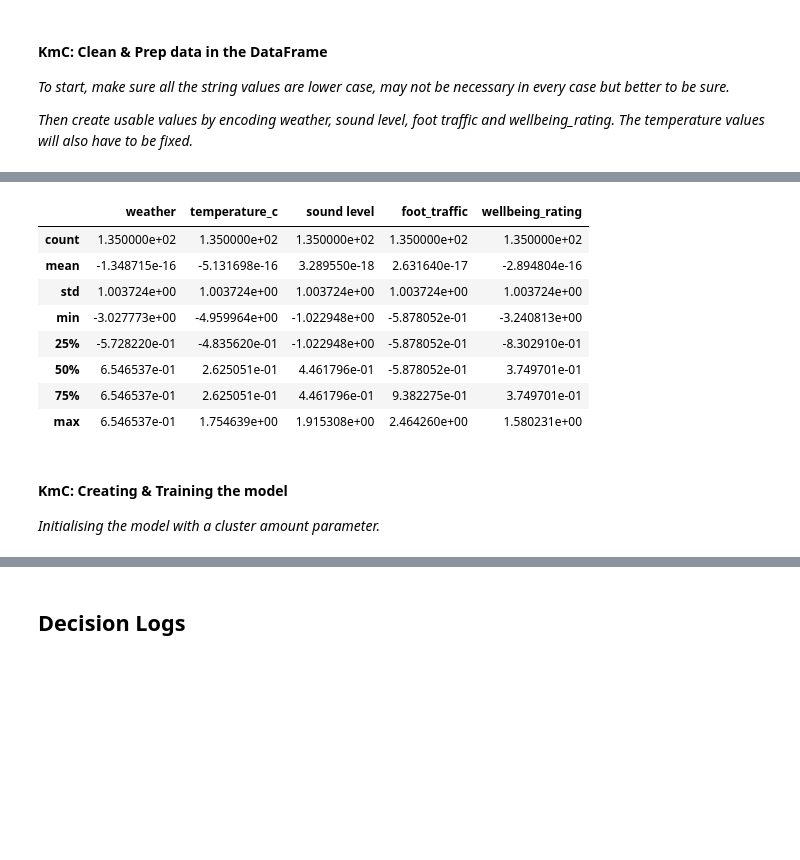
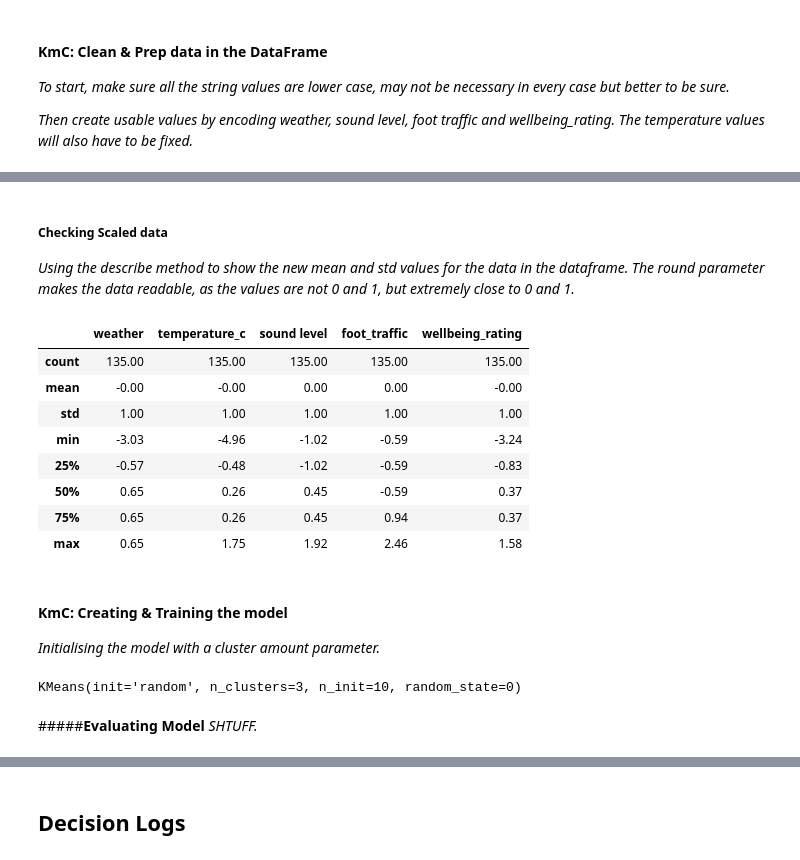
Before and after one commit to Paul-Daly366/MachineLearning_Project_Colab, a Jupyter notebook: MachineLearningProj.ipynb, the cells around one changed output, grey strips where cells are left out. Cells and saved outputs as stored; diff of their text form; code cells hidden in the pictures; blank space fills up the shorter version.

Commit message:
KMeans Finished, working on metrics and analysis

```diff
--- a/MachineLearningProj.ipynb
+++ b/MachineLearningProj.ipynb
@@ -514,18 +517,21 @@ df_cluster_scaled = pd.DataFrame(
     scaled_features,
     columns=df_clustering.columns
 )
+# %% [markdown]
+##### **Checking Scaled data**
+*Using the describe method to show the new mean and std values for the data in the dataframe. The round parameter makes the data readable, as the values are not 0 and 1, but extremely close to 0 and 1.*
 # %%
-df_cluster_scaled.describe()
+df_cluster_scaled.describe().round(2)
 # %% [output]
 |  | weather | temperature_c | sound level | foot_traffic | wellbeing_rating |
-| count | 1.350000e+02 | 1.350000e+02 | 1.350000e+02 | 1.350000e+02 | 1.350000e+02 |
-| mean | -1.348715e-16 | -5.131698e-16 | 3.289550e-18 | 2.631640e-17 | -2.894804e-16 |
-| std | 1.003724e+00 | 1.003724e+00 | 1.003724e+00 | 1.003724e+00 | 1.003724e+00 |
-| min | -3.027773e+00 | -4.959964e+00 | -1.022948e+00 | -5.878052e-01 | -3.240813e+00 |
-| 25% | -5.728220e-01 | -4.835620e-01 | -1.022948e+00 | -5.878052e-01 | -8.302910e-01 |
-| 50% | 6.546537e-01 | 2.625051e-01 | 4.461796e-01 | -5.878052e-01 | 3.749701e-01 |
-| 75% | 6.546537e-01 | 2.625051e-01 | 4.461796e-01 | 9.382275e-01 | 3.749701e-01 |
-| max | 6.546537e-01 | 1.754639e+00 | 1.915308e+00 | 2.464260e+00 | 1.580231e+00 |
+| count | 135.00 | 135.00 | 135.00 | 135.00 | 135.00 |
+| mean | -0.00 | -0.00 | 0.00 | 0.00 | -0.00 |
+| std | 1.00 | 1.00 | 1.00 | 1.00 | 1.00 |
+| min | -3.03 | -4.96 | -1.02 | -0.59 | -3.24 |
+| 25% | -0.57 | -0.48 | -1.02 | -0.59 | -0.83 |
+| 50% | 0.65 | 0.26 | 0.45 | -0.59 | 0.37 |
+| 75% | 0.65 | 0.26 | 0.45 | 0.94 | 0.37 |
+| max | 0.65 | 1.75 | 1.92 | 2.46 | 1.58 |
 # %% [markdown]
 #### **KmC: Creating & Training the model**
 *Initialising the model with a cluster amount parameter.*
@@ -538,3 +544,10 @@ kmeans = KMeans(
     n_init=10,
     random_state=0
 )
+# %%
+kmeans.fit(df_cluster_scaled)
+# %% [output]
+KMeans(init='random', n_clusters=3, n_init=10, random_state=0)
+# %% [markdown]
+#####**Evaluating Model**
+*SHTUFF.*
```
Also changed, not shown: parts of 30 cells of this notebook.
